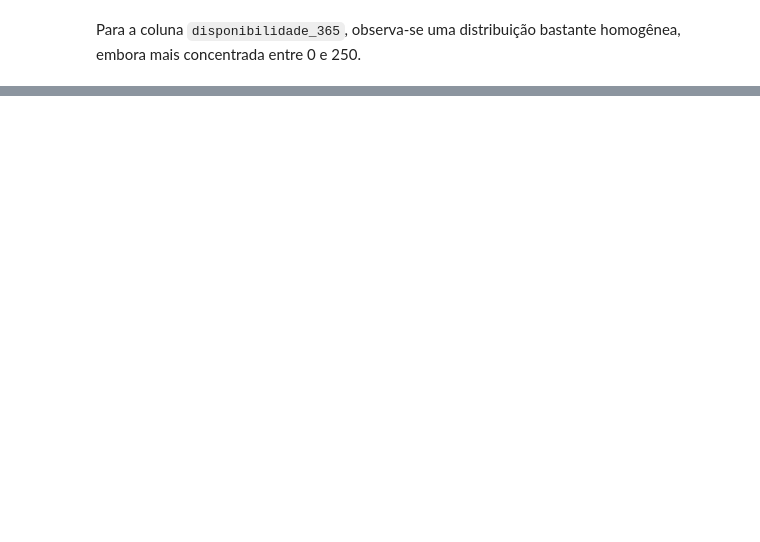
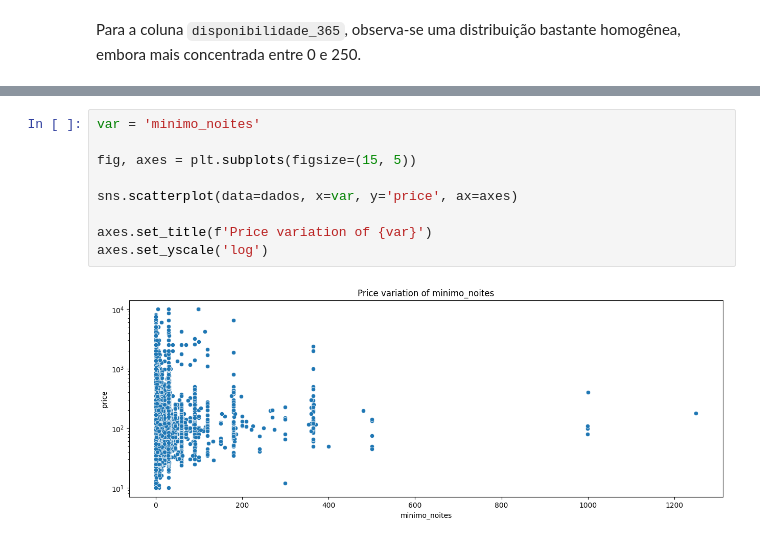
Before and after one commit to ismaalves/Desafio_Indicium, a Jupyter notebook: EDA.ipynb, the cells around one changed output, grey strips where cells are left out. Saved outputs shown, nothing was run; the diff lists cells and outputs as text; blank space fills up the shorter version.

```diff
--- a/EDA.ipynb
+++ b/EDA.ipynb
@@ -237,0 +354,11 @@ Nesta seção, exploraremos as relações entre variáveis (colunas), criando vi
+# %%
+var = 'minimo_noites'
+
+fig, axes = plt.subplots(figsize=(15, 5))
+
+sns.scatterplot(data=dados, x=var, y='price', ax=axes)
+
+axes.set_title(f'Price variation of {var}')
+axes.set_yscale('log')
+# %% [output]
+[figure, added]
```
Also changed, not shown: parts of 21 cells of this notebook.
